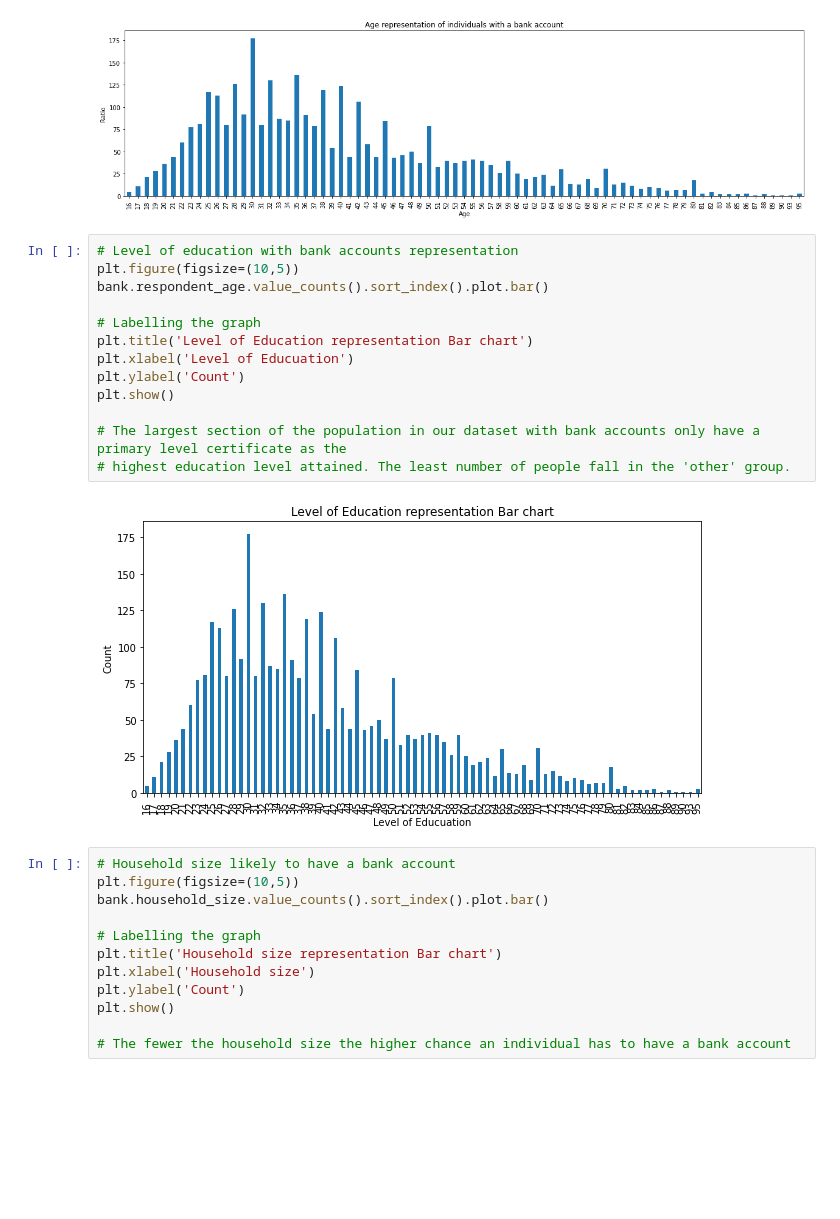
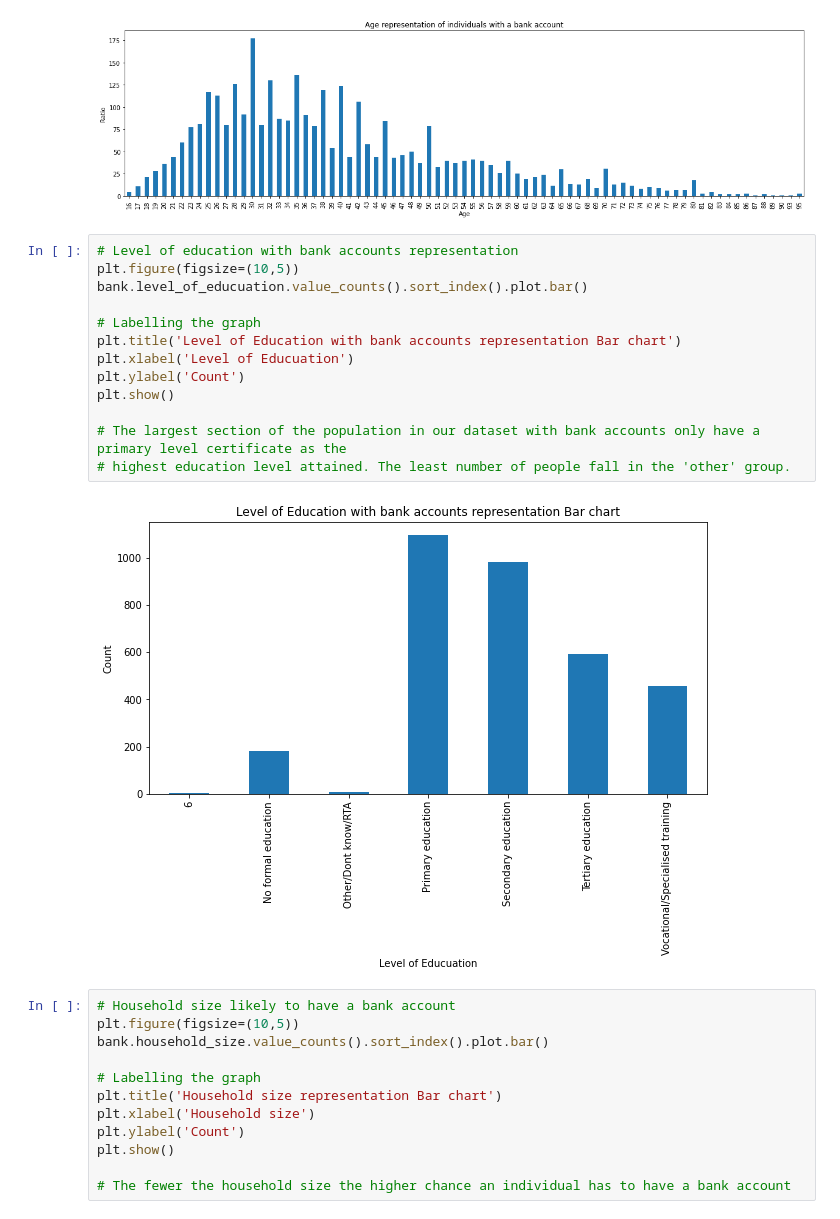
Before and after one commit to Magguire/Magguire, a Jupyter notebook: ip_week_2_core.ipynb, the cells around one changed output. Saved outputs shown, nothing was run; the diff lists cells and outputs as text; blank space fills up the shorter version.

```diff
--- a/ip_week_2_core.ipynb
+++ b/ip_week_2_core.ipynb
@@ -405,18 +405,18 @@ plt.show()
 # %%
 # Level of education with bank accounts representation
 plt.figure(figsize=(10,5))
-bank.respondent_age.value_counts().sort_index().plot.bar()
+bank.level_of_educuation.value_counts().sort_index().plot.bar()
 
 # Labelling the graph
-plt.title('Level of Education representation Bar chart')
+plt.title('Level of Education with bank accounts representation Bar chart')
 plt.xlabel('Level of Educuation')
 plt.ylabel('Count')
 plt.show()
 
 # The largest section of the population in our dataset with bank accounts only have a primary level certificate as the
 # highest education level attained. The least number of people fall in the 'other' group.
 # %% [output]
-[figure, old version]
+[figure, new version]
 # %%
 # Household size likely to have a bank account
 plt.figure(figsize=(10,5))
```
Also changed, not shown: parts of 4 cells of this notebook.
